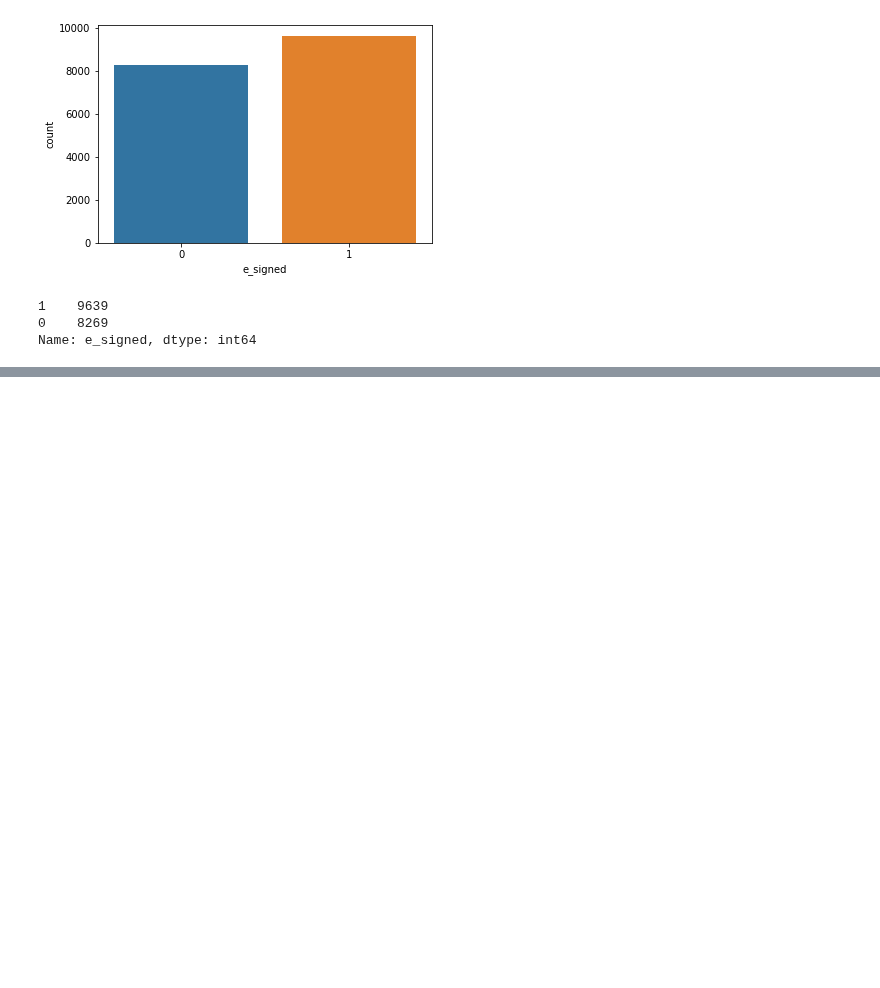
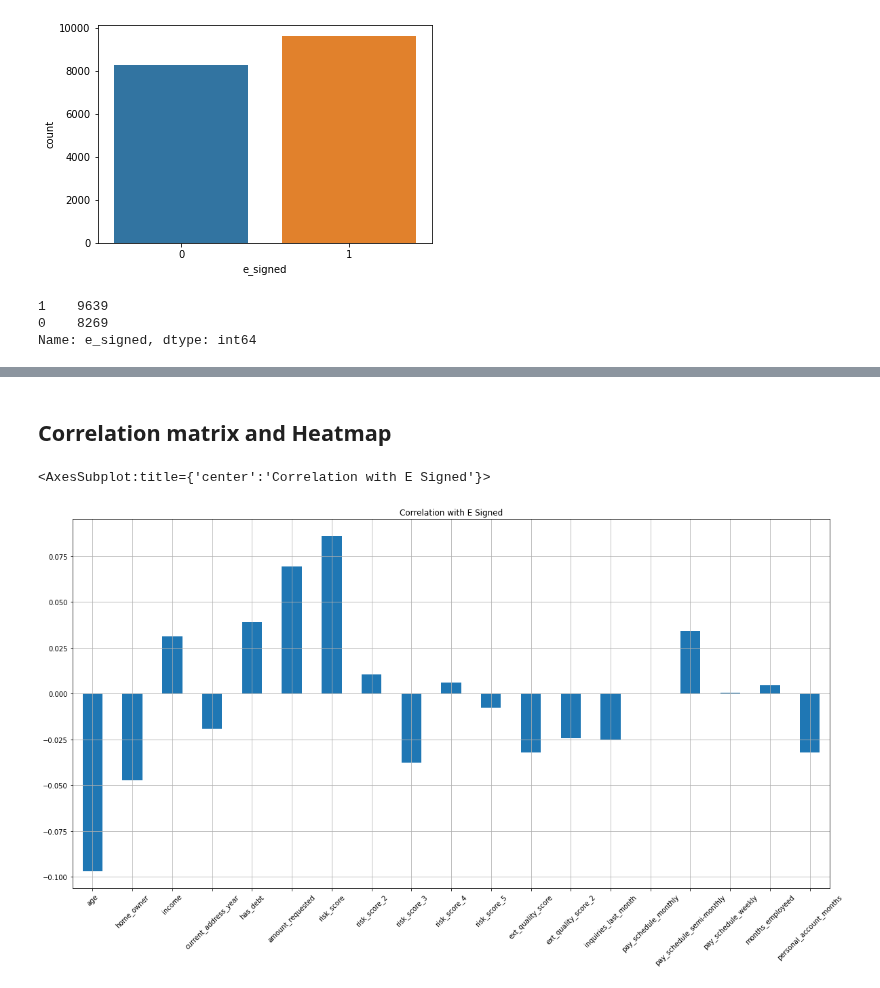
Before and after one commit to Twtamaris/machine_learning, a Jupyter notebook: signing_of_customer/app.ipynb, the cells around one changed output, grey strips where cells are left out. Drawn from its saved outputs; the diff is of its cells as text; code cells hidden in the pictures; blank space fills up the shorter version.

```diff
--- a/signing_of_customer/app.ipynb
+++ b/signing_of_customer/app.ipynb
@@ -137,0 +176,3 @@ Name: e_signed, dtype: int64
+# %%
+# adding personal account_n and personal account_y
+dataset['personal_account_months'] = (dataset['personal_account_m'] + dataset['personal_account_y']*12)
@@ -137,0 +189,2 @@ Name: e_signed, dtype: int64
+# %%
+dataset.drop(columns=['personal_account_m', 'personal_account_y'], inplace=True)
@@ -137,0 +201,12 @@ Name: e_signed, dtype: int64
+# %% [markdown]
+## Correlation matrix and Heatmap
+# %%
+dataset.drop(columns=['Entry_id'],inplace=True)
+# %%
+dataset_2 = dataset.drop(columns=['e_signed'])
+# %%
+# correlation in plot bar
+dataset_2.corrwith(dataset['e_signed']).plot.bar(figsize=(20,10), title='Correlation with E Signed', rot=45, grid=True)
+# %% [output]
+<AxesSubplot:title={'center':'Correlation with E Signed'}>
+[figure, added]
```
Also changed, not shown: parts of 47 cells of this notebook.
